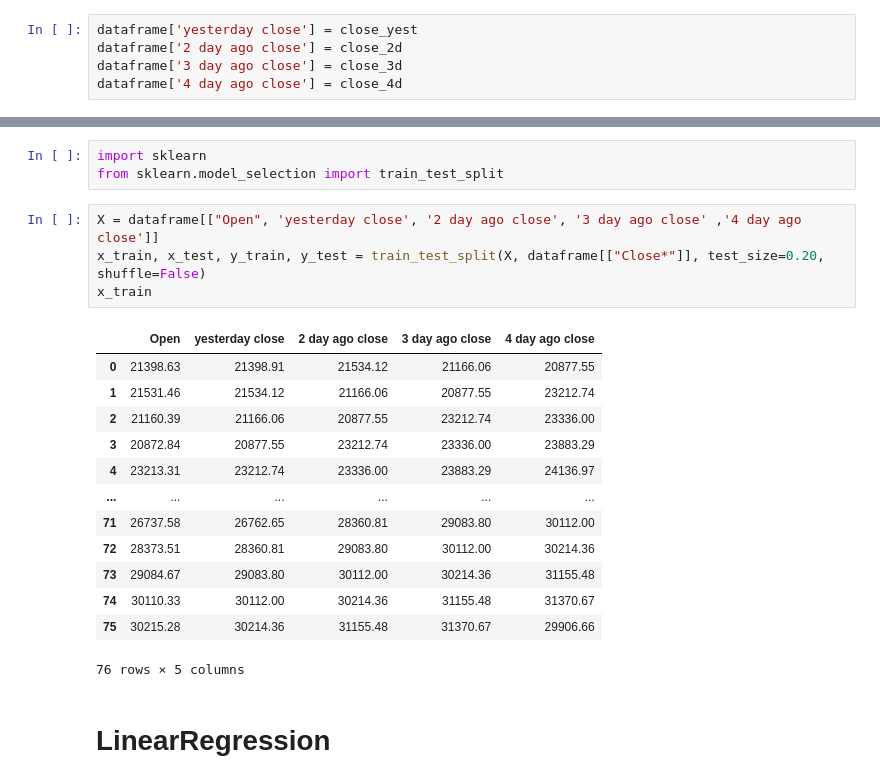
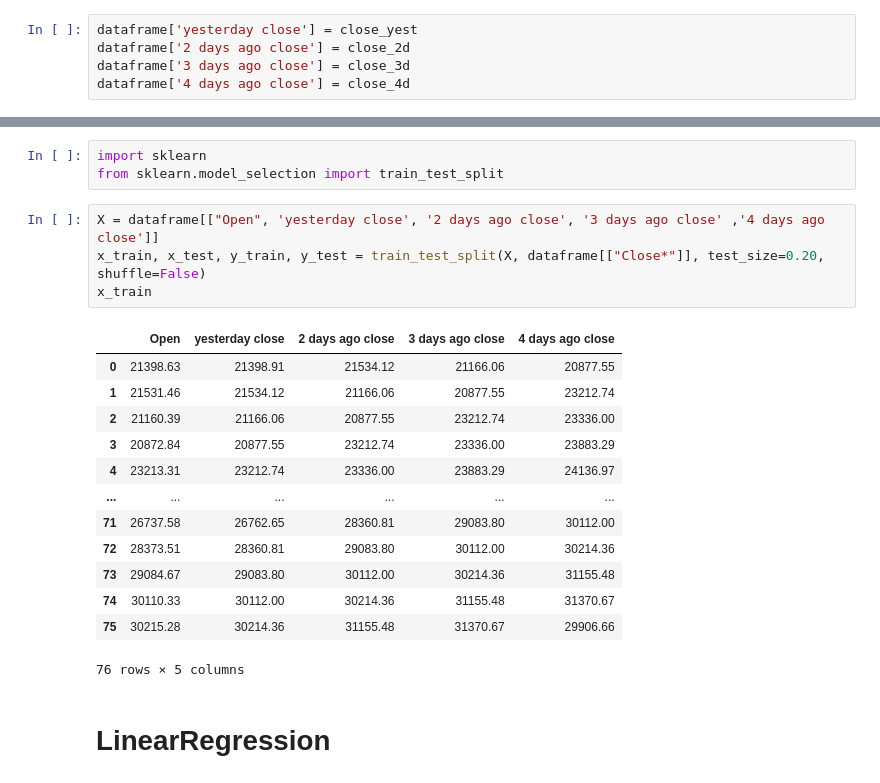
Before and after one commit to MMErfani/Bitcoin-price-predictor, a Jupyter notebook: main.ipynb, the cells around one changed output, grey strips where cells are left out. Saved outputs shown, nothing was run; the diff lists cells and outputs as text.

```diff
--- a/main.ipynb
+++ b/main.ipynb
@@ -55,9 +55,9 @@ close_yest
 Name: Close*, Length: 100, dtype: object
 # %%
 dataframe['yesterday close'] = close_yest
-dataframe['2 day ago close'] = close_2d
-dataframe['3 day ago close'] = close_3d
-dataframe['4 day ago close'] = close_4d
+dataframe['2 days ago close'] = close_2d
+dataframe['3 days ago close'] = close_3d
+dataframe['4 days ago close'] = close_4d
 # %% [output]
 A value is trying to be set on a copy of a slice from a DataFrame.
 Try using .loc[row_indexer,col_indexer] = value instead
@@ -100,11 +100,11 @@ dataframe
 import sklearn
 from sklearn.model_selection import train_test_split
 # %%
-X = dataframe[["Open", 'yesterday close', '2 day ago close', '3 day ago close' ,'4 day ago close']]
+X = dataframe[["Open", 'yesterday close', '2 days ago close', '3 days ago close' ,'4 days ago close']]
 x_train, x_test, y_train, y_test = train_test_split(X, dataframe[["Close*"]], test_size=0.20, shuffle=False)
 x_train
 # %% [output]
-|  | Open | yesterday close | 2 day ago close | 3 day ago close | 4 day ago close |
+|  | Open | yesterday close | 2 days ago close | 3 days ago close | 4 days ago close |
 | 0 | 21398.63 | 21398.91 | 21534.12 | 21166.06 | 20877.55 |
 | 1 | 21531.46 | 21534.12 | 21166.06 | 20877.55 | 23212.74 |
 | 2 | 21160.39 | 21166.06 | 20877.55 | 23212.74 | 23336.00 |
```
Also changed, not shown: parts of 8 cells of this notebook.
